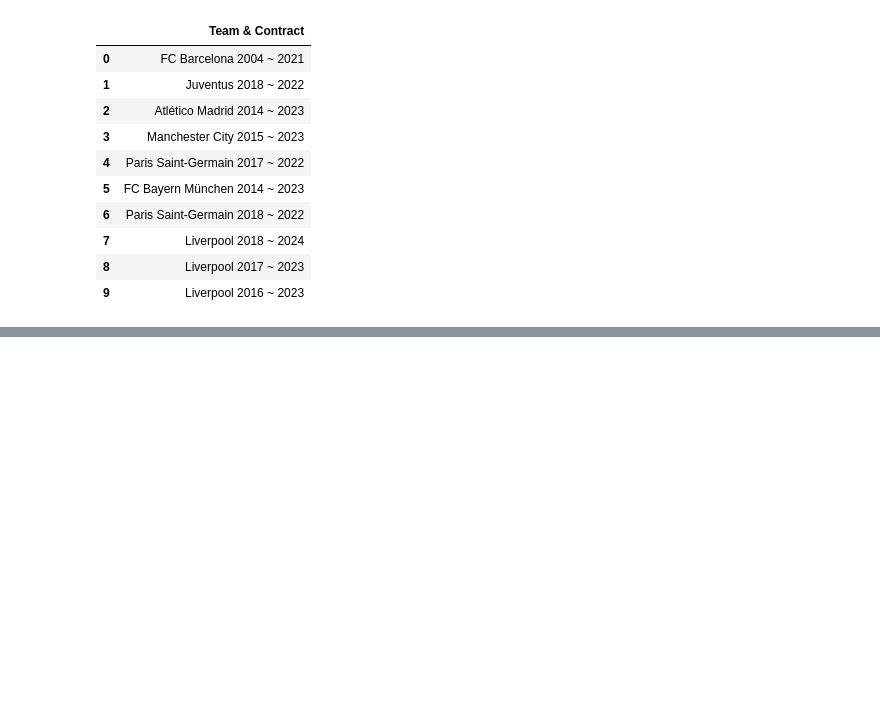
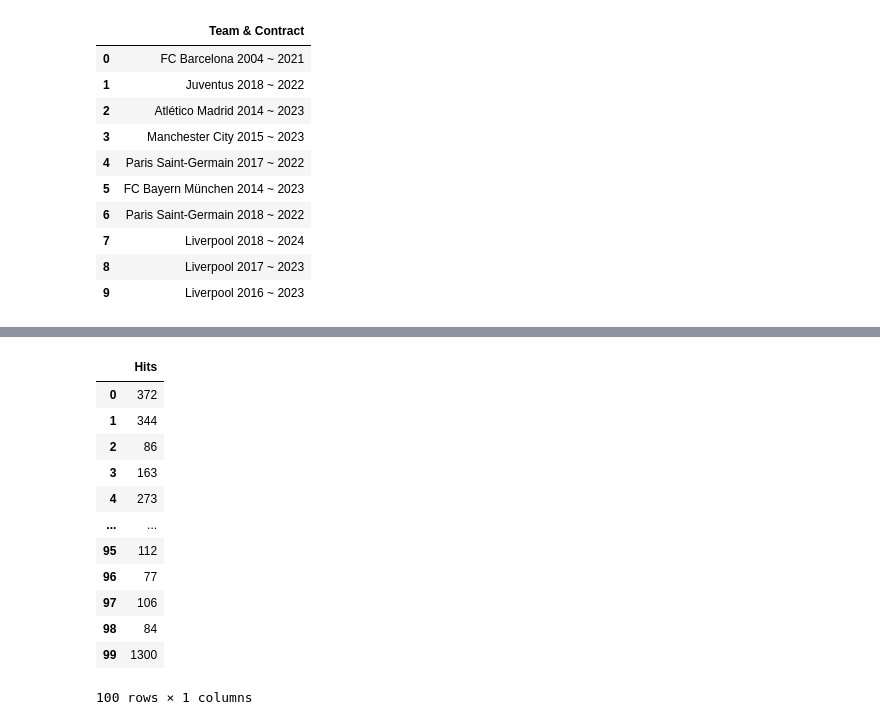
Before and after one commit to ayoub22222222/Data_Cleaning_project, a Jupyter notebook: Untitled.ipynb, the cells around one changed output, grey strips where cells are left out. Drawn from its saved outputs; the diff is of its cells as text; code cells hidden in the pictures; blank space fills up the shorter version.

```diff
--- a/Untitled.ipynb
+++ b/Untitled.ipynb
@@ -444,0 +499,25 @@ df.head(5)
+# %%
+# df['Hits'] = [i.replace("\n", "") for i in df['Hits']]
+# for i in df['Hits']:
+#     print(i.replace("\n", ""))
+df['Hits'] = [str(i).replace("\n", "") for i in df['Hits']]
+# %%
+df['Hits'] = df['Hits'].replace({'K': '*1000'}, regex=True)
+# %%
+df['Hits'] = df['Hits'].apply(pd.eval).astype(int)
+# %%
+df[['Hits']].head(100)
+# %% [output]
+|  | Hits |
+| 0 | 372 |
+| 1 | 344 |
+| 2 | 86 |
+| 3 | 163 |
+| 4 | 273 |
+| ... | ... |
+| 95 | 112 |
+| 96 | 77 |
+| 97 | 106 |
+| 98 | 84 |
+| 99 | 1300 |
+100 rows × 1 columns
```
Also changed, not shown: parts of 14 cells of this notebook.
